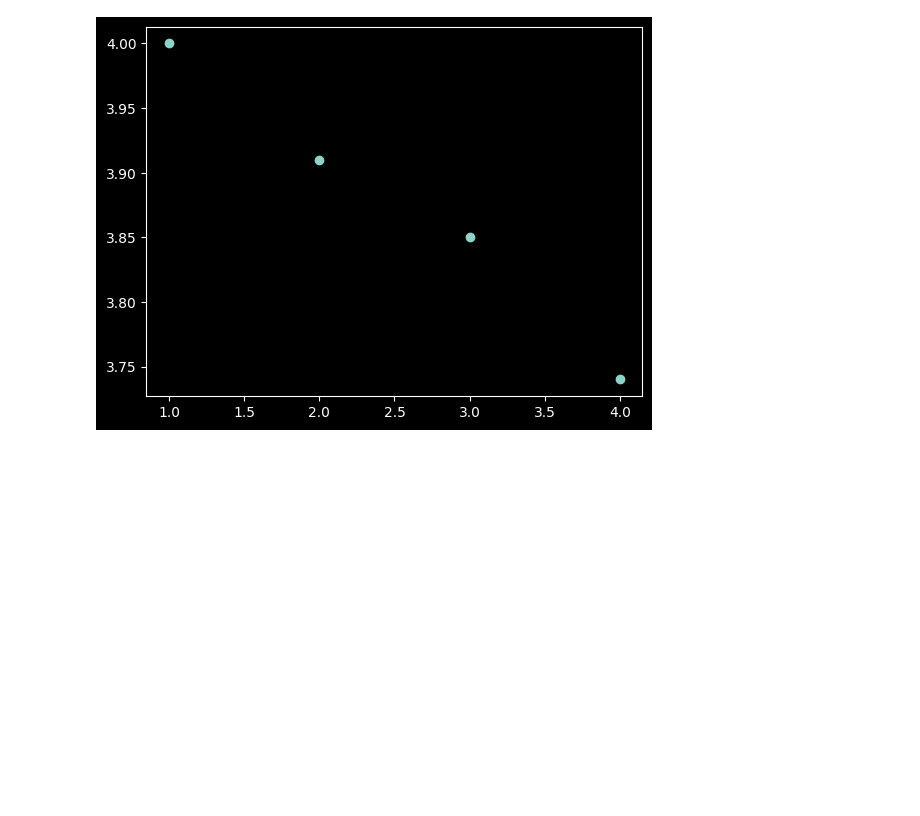
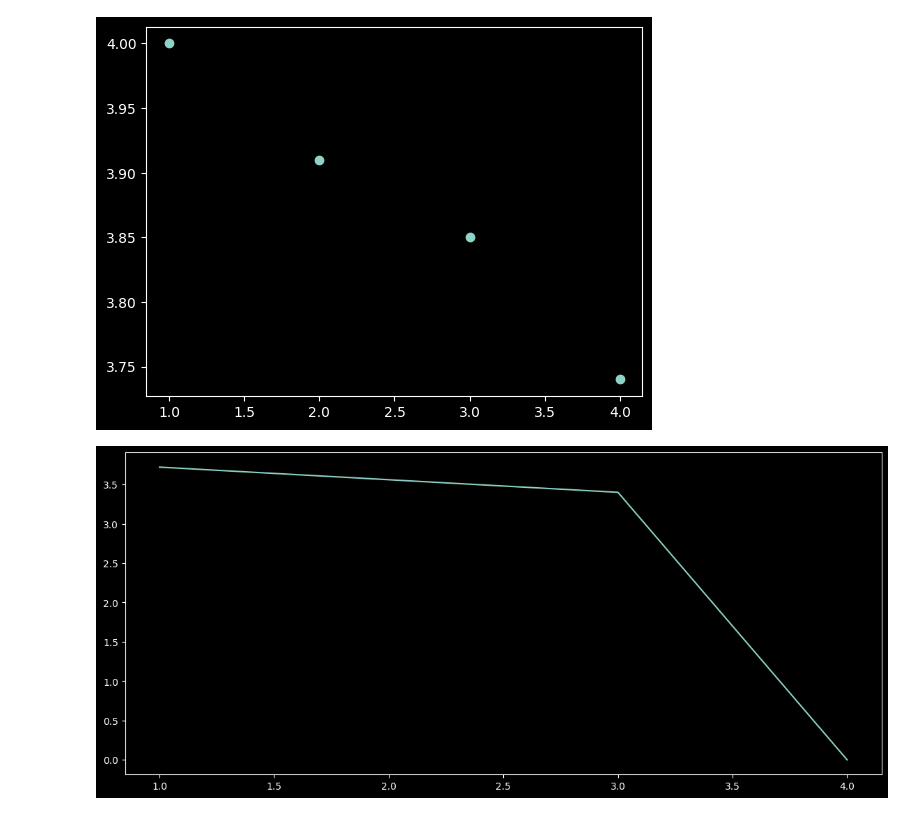
Before and after one commit to AstralModulator/PythonPractice, a Jupyter notebook: IntermediatePython/VisualizingExam.ipynb, the cells around one changed output. Saved outputs shown, nothing was run; the diff lists cells and outputs as text; code cells hidden in the pictures; blank space fills up the shorter version.

Commit message:
Visualizing friends exam results

```diff
--- a/IntermediatePython/VisualizingExam.ipynb
+++ b/IntermediatePython/VisualizingExam.ipynb
@@ -14,3 +14,10 @@ plt.scatter(sem,res)
 plt.show()
 # %% [output]
 [figure]
+# %%
+res = [3.72,3.56,3.4,0]
+plt.figure(figsize = (14,6))
+plt.plot(sem,res)
+plt.show()
+# %% [output]
+[figure, added]
```
